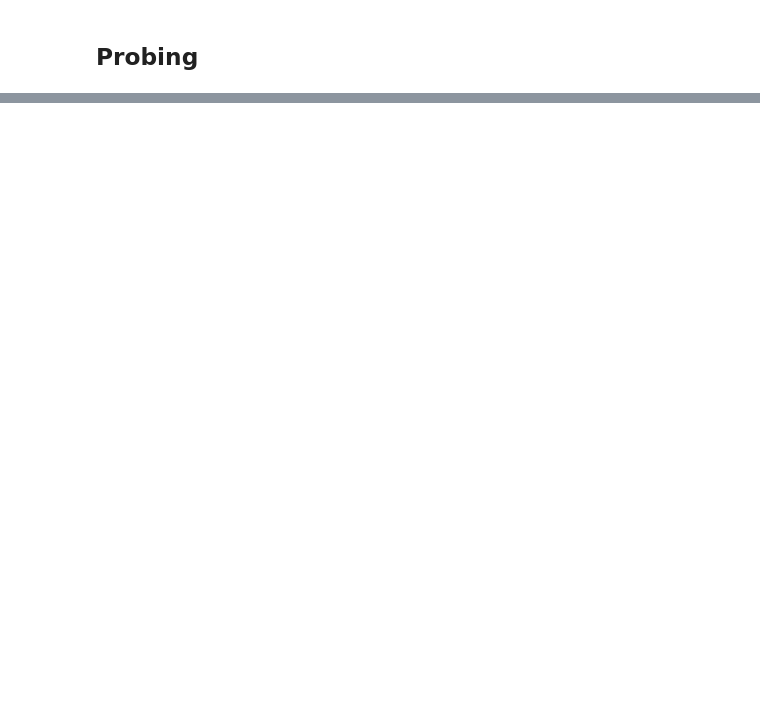
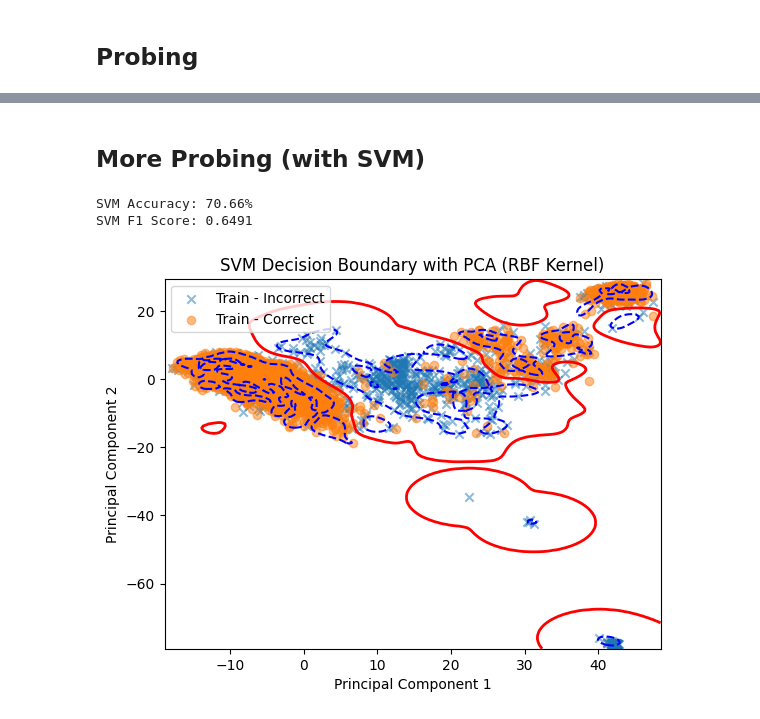
Before and after one commit to SewoongLee/probing-reasoning, a Jupyter notebook: probe-hidden-states-llama-3.2-3B-Instruct-gsm8k-performance.ipynb, the cells around one changed output, grey strips where cells are left out. Cells and saved outputs as stored; diff of their text form; code cells hidden in the pictures; blank space fills up the shorter version.

```diff
--- a/probe-hidden-states-llama-3.2-3B-Instruct-gsm8k-performance.ipynb
+++ b/probe-hidden-states-llama-3.2-3B-Instruct-gsm8k-performance.ipynb
@@ -337,0 +338,60 @@ Please also refer to the documentation for alternative solver options:
+# %% [markdown]
+## More Probing (with SVM)
+# %%
+from sklearn.preprocessing import StandardScaler
+from sklearn.svm import SVC
+from sklearn.decomposition import PCA
+from sklearn.metrics import accuracy_score, f1_score
+import matplotlib.pyplot as plt
+import numpy as np
+from tqdm import tqdm
+
+# Data Scaling
+scaler = StandardScaler()
+train_features_scaled = scaler.fit_transform(train_features)
+test_features_scaled = scaler.transform(test_features)
+
+# PCA Transformation
+pca = PCA(n_components=2)
+train_features_2d = pca.fit_transform(train_features_scaled)
+test_features_2d = pca.transform(test_features_scaled)
+
+# Train SVM (RBF Kernel)
+clf_svm = SVC(kernel='rbf', gamma=0.1, probability=True)
+clf_svm.fit(train_features_2d, train_labels)
+
+# Predictions and Evaluation
+test_predictions = clf_svm.predict(test_features_2d)
+svm_accuracy = accuracy_score(test_labels, test_predictions)
+svm_f1 = f1_score(test_labels, test_predictions, average='weighted')
+
+print(f"SVM Accuracy: {svm_accuracy * 100:.2f}%")
+print(f"SVM F1 Score: {svm_f1:.4f}")
+
+# Visualize Training Data
+plt.scatter(train_features_2d[train_labels == 0][:, 0], train_features_2d[train_labels == 0][:, 1],
+            label="Train - Incorrect", marker='x', alpha=0.5)
+plt.scatter(train_features_2d[train_labels == 1][:, 0], train_features_2d[train_labels == 1][:, 1],
+            label="Train - Correct", marker='o', alpha=0.5)
+
+# Decision Boundary Calculation
+x_min, x_max = train_features_2d[:, 0].min() - 1, train_features_2d[:, 0].max() + 1
+y_min, y_max = train_features_2d[:, 1].min() - 1, train_features_2d[:, 1].max() + 1
+xx, yy = np.meshgrid(np.linspace(x_min, x_max, 200), np.linspace(y_min, y_max, 200))
+grid_points = np.c_[xx.ravel(), yy.ravel()]
+Z = clf_svm.decision_function(grid_points)
+Z = Z.reshape(xx.shape)
+
+# Plot Decision Boundary and Margins
+plt.contour(xx, yy, Z, levels=[0], linewidths=2, colors='red')  # Decision Boundary
+plt.contour(xx, yy, Z, levels=[-1, 1], linestyles=['--', '--'], colors='blue')  # Margins
+
+plt.xlabel("Principal Component 1")
+plt.ylabel("Principal Component 2")
+plt.legend()
+plt.title("SVM Decision Boundary with PCA (RBF Kernel)")
+plt.show()
+# %% [output]
+SVM Accuracy: 70.66%
+SVM F1 Score: 0.6491
+[figure, added]
```
Also changed, not shown: parts of 3 cells of this notebook.
